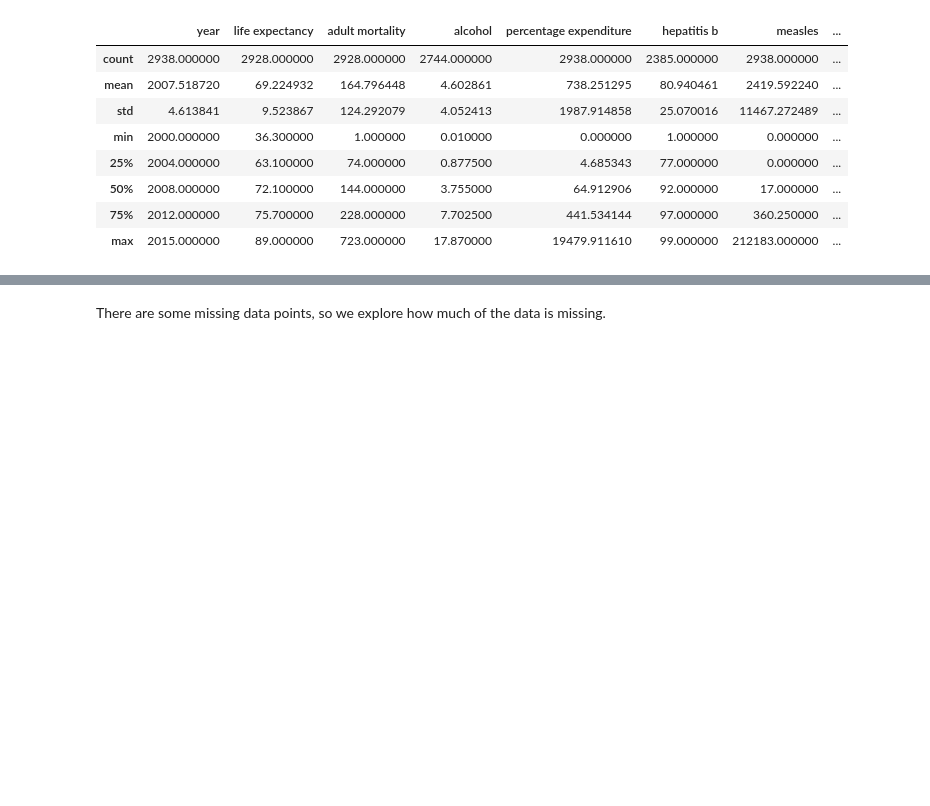
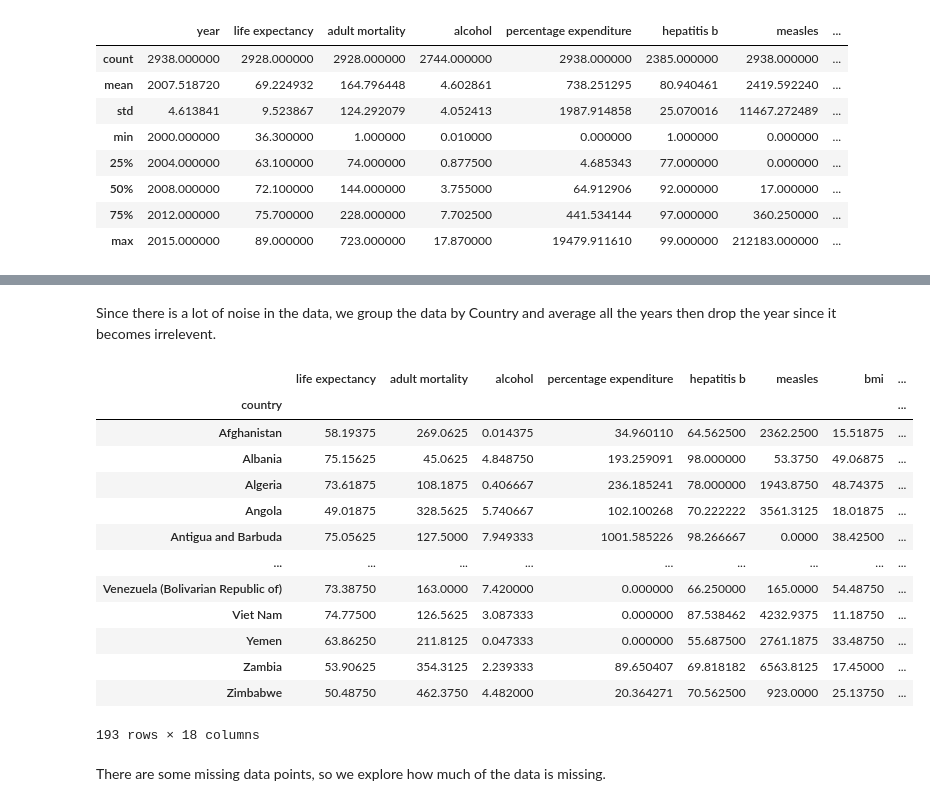
Before and after one commit to Ahmed-Mamdouh99/Data-Engineering-Project, a Jupyter notebook: life_expectancy.ipynb, the cells around one changed output, grey strips where cells are left out. Drawn from its saved outputs; the diff is of its cells as text; code cells hidden in the pictures; blank space fills up the shorter version.

```diff
--- a/life_expectancy.ipynb
+++ b/life_expectancy.ipynb
@@ -100,3 +123,24 @@ df_life_exp_renamed.describe()
+# %% [markdown]
+Since there is a lot of noise in the data, we group the data by Country and average all the years then drop the year since it becomes irrelevent.
+# %%
+df_life_exp_averaged = df_life_exp_renamed.groupby('country').mean()
+df_life_exp_averaged = df_life_exp_averaged.drop('year', axis=1)
+df_life_exp_averaged
+# %% [output]
+|  | life expectancy | adult mortality | alcohol | percentage expenditure | hepatitis b | measles | bmi | ... |
+| country |  |  |  |  |  |  |  | ... |
+| Afghanistan | 58.19375 | 269.0625 | 0.014375 | 34.960110 | 64.562500 | 2362.2500 | 15.51875 | ... |
+| Albania | 75.15625 | 45.0625 | 4.848750 | 193.259091 | 98.000000 | 53.3750 | 49.06875 | ... |
+| Algeria | 73.61875 | 108.1875 | 0.406667 | 236.185241 | 78.000000 | 1943.8750 | 48.74375 | ... |
+| Angola | 49.01875 | 328.5625 | 5.740667 | 102.100268 | 70.222222 | 3561.3125 | 18.01875 | ... |
+| Antigua and Barbuda | 75.05625 | 127.5000 | 7.949333 | 1001.585226 | 98.266667 | 0.0000 | 38.42500 | ... |
+| ... | ... | ... | ... | ... | ... | ... | ... | ... |
+| Venezuela (Bolivarian Republic of) | 73.38750 | 163.0000 | 7.420000 | 0.000000 | 66.250000 | 165.0000 | 54.48750 | ... |
+| Viet Nam | 74.77500 | 126.5625 | 3.087333 | 0.000000 | 87.538462 | 4232.9375 | 11.18750 | ... |
+| Yemen | 63.86250 | 211.8125 | 0.047333 | 0.000000 | 55.687500 | 2761.1875 | 33.48750 | ... |
+| Zambia | 53.90625 | 354.3125 | 2.239333 | 89.650407 | 69.818182 | 6563.8125 | 17.45000 | ... |
+| Zimbabwe | 50.48750 | 462.3750 | 4.482000 | 20.364271 | 70.562500 | 923.0000 | 25.13750 | ... |
+193 rows × 18 columns
 # %% [markdown]
 There are some missing data points, so we explore how much of the data is missing.
 # %%
```
Also changed, not shown: parts of 13 cells of this notebook, 1 other file.
